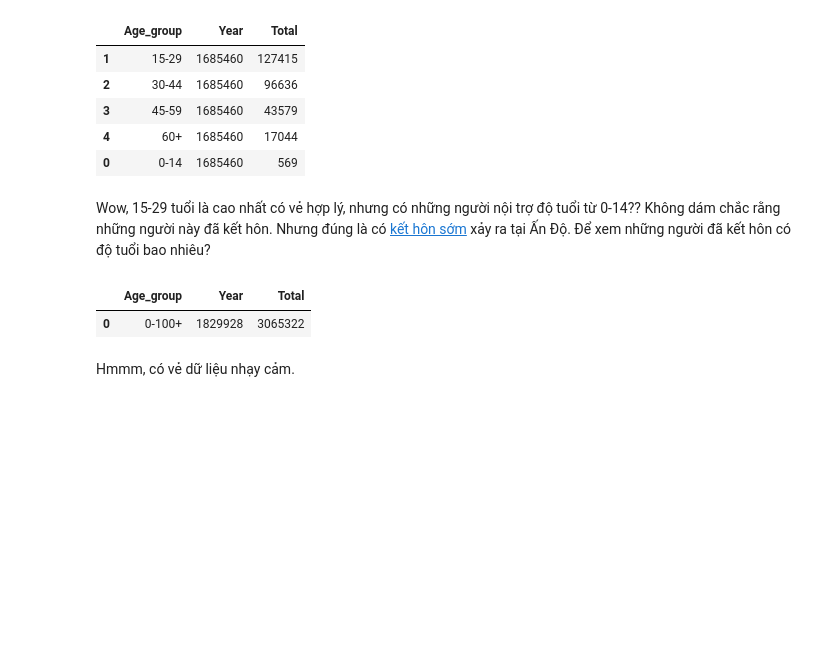
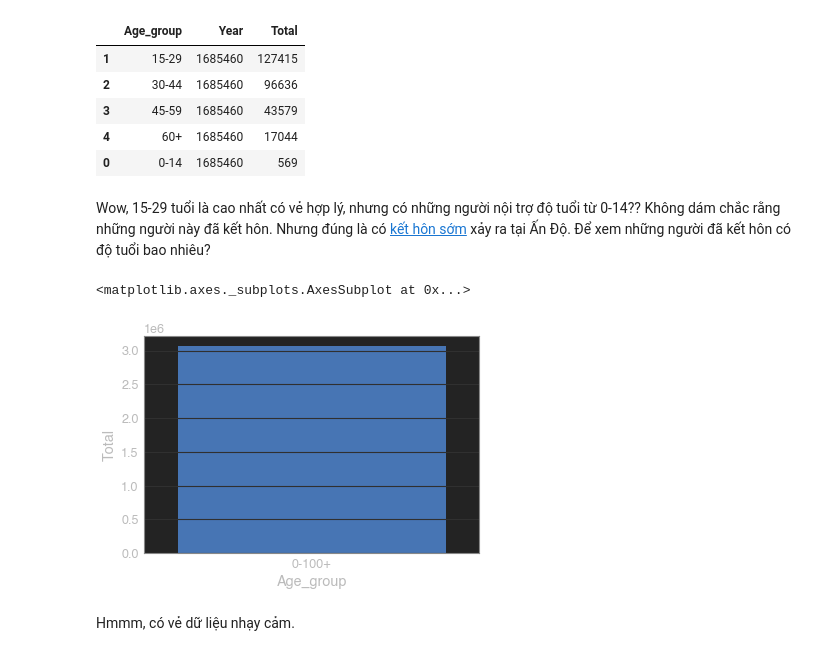
Before and after one commit to minhtamos/DataScienceFinalProject, a Jupyter notebook: 1712746-NguyenMinhTam.ipynb, the cells around one changed output. Drawn from its saved outputs; the diff is of its cells as text; code cells hidden in the pictures; blank space fills up the shorter version.

```diff
--- a/1712746-NguyenMinhTam.ipynb
+++ b/1712746-NguyenMinhTam.ipynb
@@ -253,12 +252,11 @@ hwAgeDf
 # %% [markdown]
 Wow, 15-29 tuổi là cao nhất có vẻ hợp lý, nhưng có những người nội trợ độ tuổi từ 0-14?? Không dám chắc rằng những người này đã kết hôn. Nhưng đúng là có [kết hôn sớm](https://www.girlsnotbrides.org/child-marriage/india/) xảy ra tại Ấn Độ. Để xem những người đã kết hôn có độ tuổi bao nhiêu?
 # %%
+mAgeDf = socialDf[socialDf["Type"]=="Married"].groupby("Age_group",as_index=False).sum().sort_values('Total',ascending=False)
 
-mAgeDf= socialDf[socialDf["Type"]=="Married"].groupby("Age_group",as_index=False).sum().sort_values('Total',ascending=False)
-
-mAgeDf
+sns.barplot(x='Age_group',y='Total',data=mAgeDf)
 # %% [output]
-|  | Age_group | Year | Total |
-| 0 | 0-100+ | 1829928 | 3065322 |
+<matplotlib.axes._subplots.AxesSubplot at 0x...>
+[figure, added]
 # %% [markdown]
 Hmmm, có vẻ dữ liệu nhạy cảm.
```
Also changed, not shown: parts of 4 cells of this notebook.
